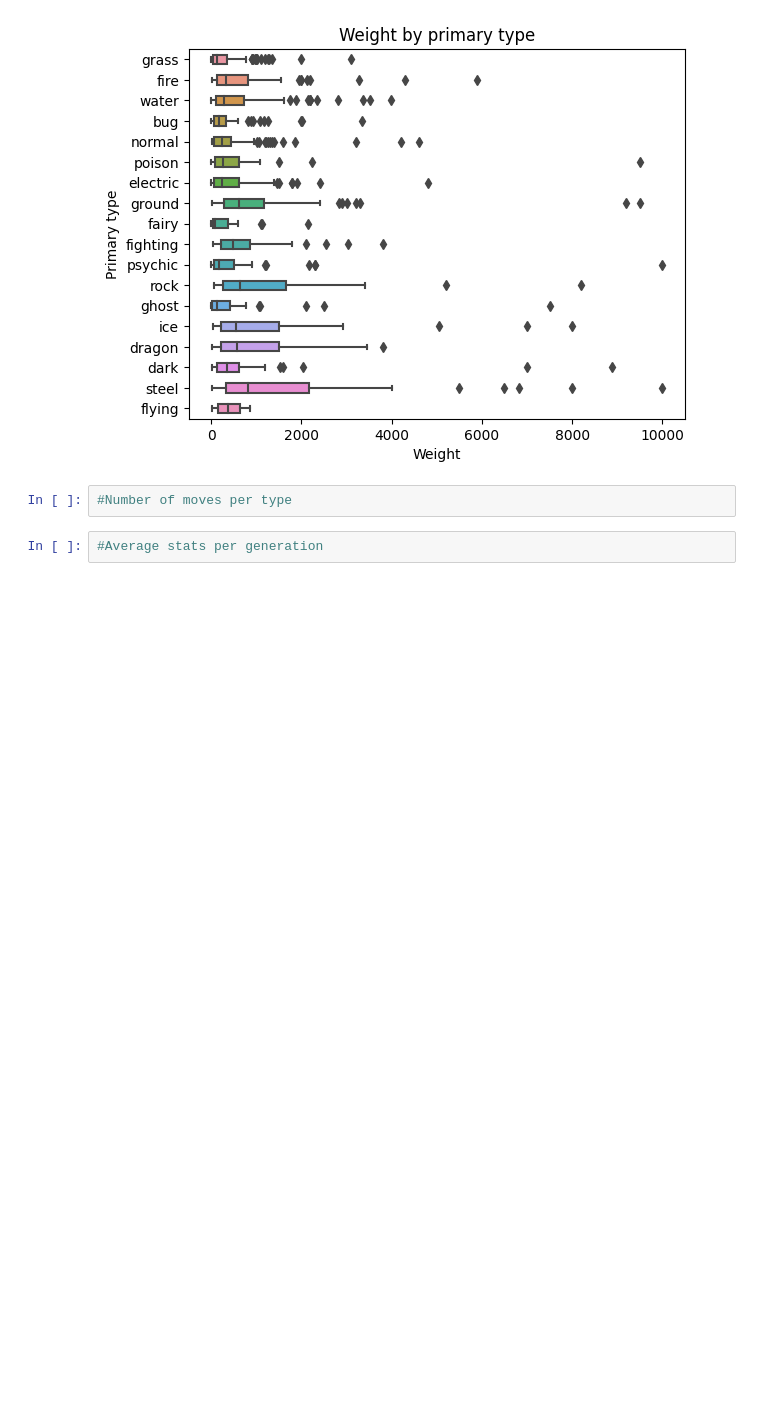
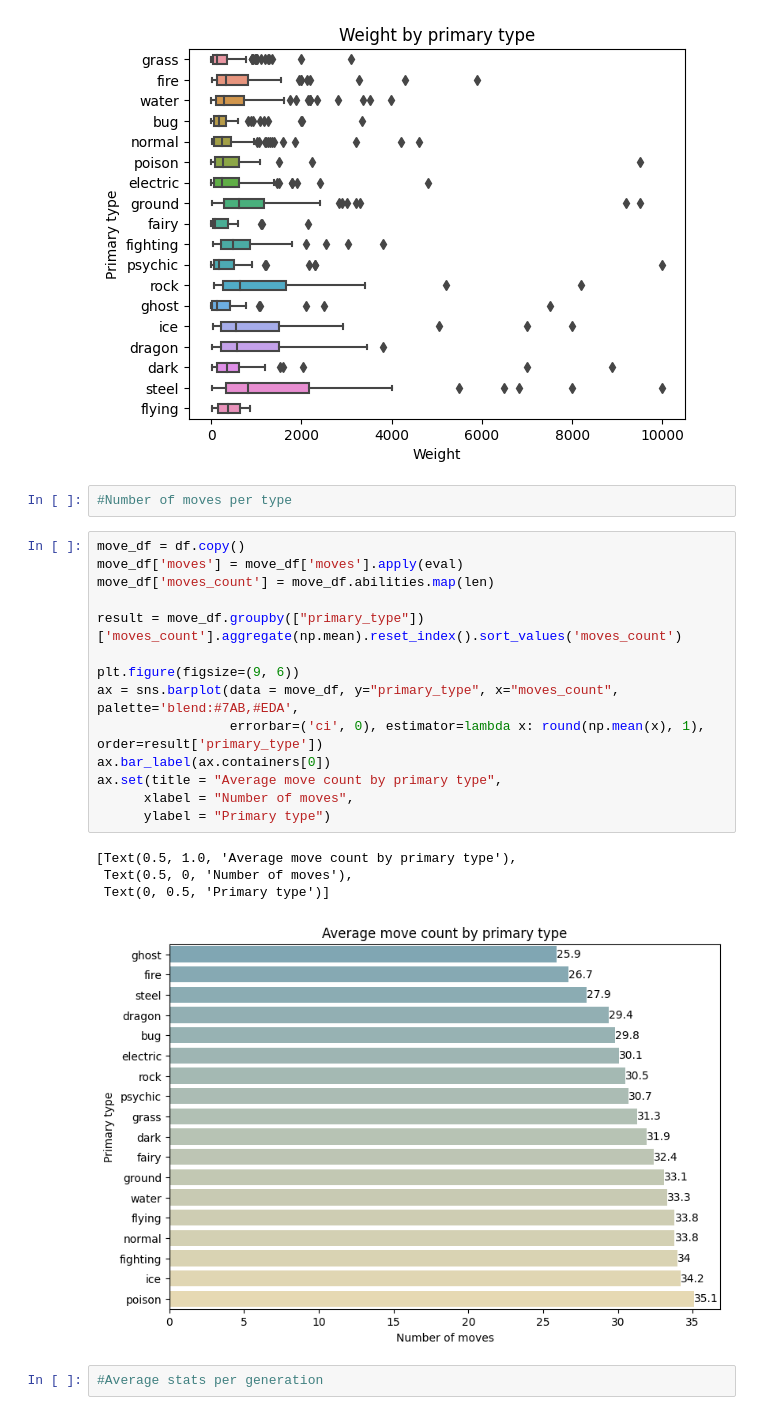
Before and after one commit to Gadomskyy/pokemon-data-analyzer, a Jupyter notebook: charts.ipynb, the cells around one changed output. Saved outputs shown, nothing was run; the diff lists cells and outputs as text; blank space fills up the shorter version.

Commit message:
Average move number per type (#13)

```diff
--- a/charts.ipynb
+++ b/charts.ipynb
@@ -67,6 +67,25 @@ ax.set(title = "Weight by primary type",
 [figure]
 # %%
 #Number of moves per type
+# %%
+move_df = df.copy()
+move_df['moves'] = move_df['moves'].apply(eval)
+move_df['moves_count'] = move_df.abilities.map(len)
+
+result = move_df.groupby(["primary_type"])['moves_count'].aggregate(np.mean).reset_index().sort_values('moves_count')
+
+plt.figure(figsize=(9, 6))
+ax = sns.barplot(data = move_df, y="primary_type", x="moves_count", palette='blend:#7AB,#EDA',
+                 errorbar=('ci', 0), estimator=lambda x: round(np.mean(x), 1), order=result['primary_type'])
+ax.bar_label(ax.containers[0])
+ax.set(title = "Average move count by primary type",
+      xlabel = "Number of moves",
+      ylabel = "Primary type")
+# %% [output]
+[Text(0.5, 1.0, 'Average move count by primary type'),
+ Text(0.5, 0, 'Number of moves'),
+ Text(0, 0.5, 'Primary type')]
+[figure, added]
 # %%
 #Average stats per generation
 # %%
```
